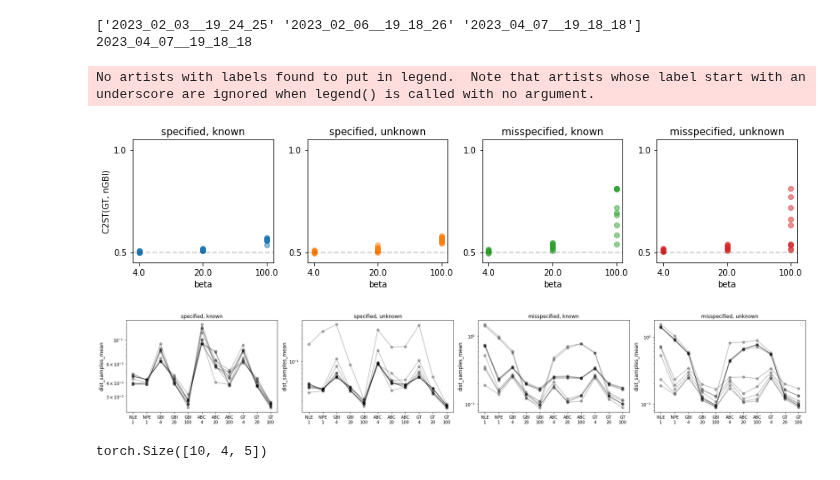
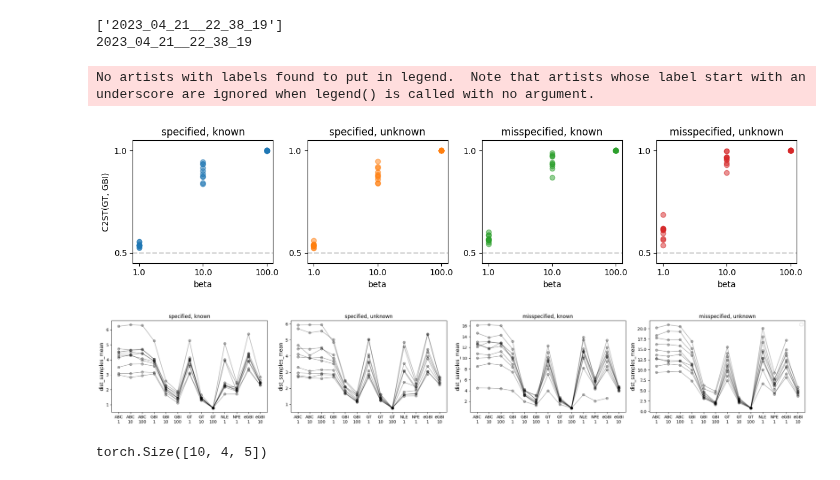
Before and after one commit to mackelab/neuralgbi, a Jupyter notebook: dev_notebook/run_comparisons.ipynb, the cells around one changed output. Saved outputs shown, nothing was run; the diff lists cells and outputs as text; code cells hidden in the pictures.

Commit message:
all collection parallelized and running on slurm

```diff
--- a/dev_notebook/run_comparisons.ipynb
+++ b/dev_notebook/run_comparisons.ipynb
@@ -18,16 +18,16 @@ from gbi.benchmark.tasks.gaussian_mixture.task import GaussianMixture
 
 import gbi.utils.utils as gbi_utils
 # %%
-task_name = "uniform_1d"
+task_name = "linear_gaussian"
 inference_dir = "../results/benchmark/algorithms/"
 print(np.sort(listdir(f"{inference_dir}/{task_name}/")))
 inference_datetime = np.sort(listdir(f"{inference_dir}/{task_name}/"))[-1]
 print(inference_datetime)
-collection_datetime=np.sort(listdir(f"{inference_dir}/{task_name}/{inference_datetime}/posterior_samples_collected/"))[0]
+collection_datetime=np.sort(listdir(f"{inference_dir}/{task_name}/{inference_datetime}/posterior_samples_collected/"))[-1]
 df_summaries = pd.read_csv(f"{inference_dir}/{task_name}/{inference_datetime}/posterior_samples_collected/{collection_datetime}/summary_collected.csv", index_col=0)
 # df_summaries = df_summaries.drop(df_summaries[df_summaries['algorithm']=='eGBI'].index)
 
 betas = df_summaries[df_summaries['algorithm']=='GT']['beta'].unique()
 # %% [output]
-['2023_02_03__19_24_25' '2023_02_06__19_18_26' '2023_04_07__19_18_18']
-2023_04_07__19_18_18
+['2023_04_21__22_38_19']
+2023_04_21__22_38_19
@@ -51,7 +48,7 @@ for i_s, specified in enumerate(['specified', 'misspecified']):
         plt.xlabel('beta')
 
 plt.subplot(1,4,1)
-plt.ylabel('C2ST(GT, nGBI)')
+plt.ylabel('C2ST(GT, GBI)')
 plt.tight_layout()
 metric_to_plot = 'dist_samples_mean'
 # metric_to_plot = 'mse_dist_gt_estimate'
@@ -64,36 +61,36 @@ for i_s, specified in enumerate(['specified', 'misspecified']):
             df_cur = df_summaries[(df_summaries['xo_idx']==xo)&(df_summaries['xo_specified']==specified)&(df_summaries['xo_known']==known)]
             for i_, i_b in enumerate([3,4,5]):
 #                 # GBI GT vs. GBI estimated
 #                 plt.plot(df_cur['dist_sample_mean'].iloc[-1], df_cur['dist_sample_mean'].iloc[i_b], 'o', color=f"C{i_}", label=betas[i_] if xo==0 else None, alpha=0.5)
 #                 # plt.errorbar(df_cur['dist_sample_mean'].iloc[-1], df_cur['dist_sample_mean'].iloc[i_b], xerr=df_cur['dist_sample_std'].iloc[-1], yerr=df_cur['dist_sample_std'].iloc[i_b], color=f"C{i_}", alpha=0.1)
 
 #                 # NPE vs. GBI estimated
 #                 plt.plot(df_cur['dist_sample_mean'].iloc[i_b-3], df_cur['dist_sample_mean'].iloc[i_b], '*', color=f"C{i_}", alpha=0.5)
 
                 plt.plot(df_cur[metric_to_plot].values, 'ok-', alpha=0.1)
         plt.xticks(range(len(df_cur)), labels=[f"{row['algorithm']}\n{row['beta']:.0f}" for _, row in df_cur.iterrows()])
 
         # XL = [0,plt.ylim()[1]]
         # plt.plot(XL, XL, 'k--', alpha=0.1)
         plt.title(f"{specified}, {known}")
         plt.ylabel(metric_to_plot, fontsize=12)
         # plt.ylim(0,df_summaries['dist_sample_mean'].max())
         # plt.xticks(XL);plt.yticks(XL);
         # plt.xlabel('GT/NPE'); plt.ylabel('GBI')
         # plt.xscale('log')
-        plt.yscale('log');
+        # plt.yscale('log');
 
 plt.legend()
 plt.tight_layout()
 
 
 
 
 # df_summaries[(df_summaries['xo_idx']==xo)&(df_summaries['xo_specified']==specified)&(df_summaries['xo_known']==known)]
 # %% [output]
 No artists with labels found to put in legend.  Note that artists whose label start with an underscore are ignored when legend() is called with no argument.
-[figure, old version]
+[figure, new version]
-[figure, old version]
+[figure, new version]
 # %%
 x_o = torch.rand(1,4,5)
 x_o.repeat(10, *[1]*len(x_o[0].shape)).shape
```
Also changed, not shown: parts of 1 cell of this notebook, 4 other files.
